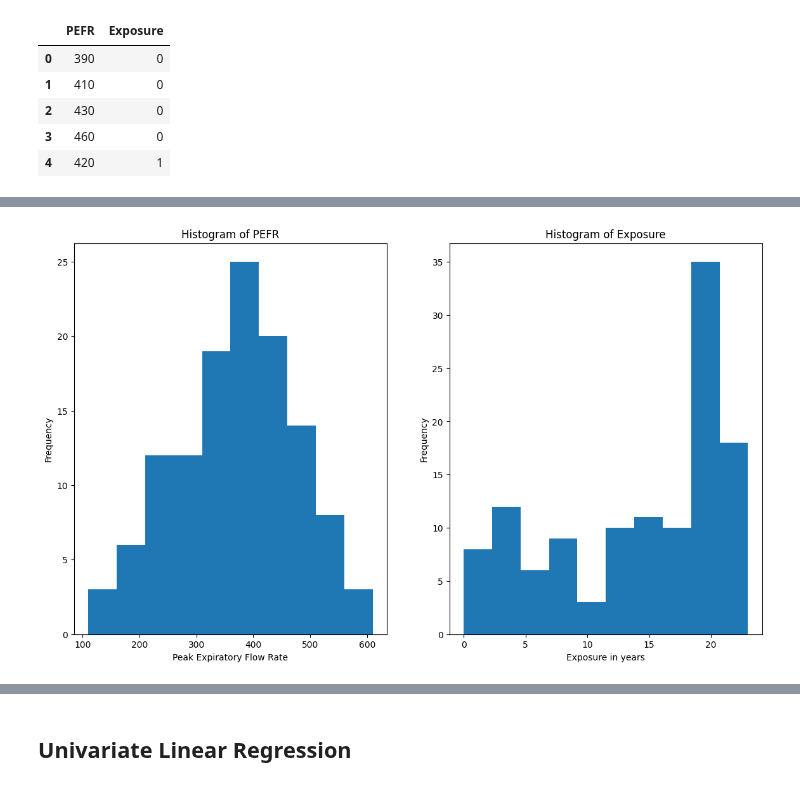
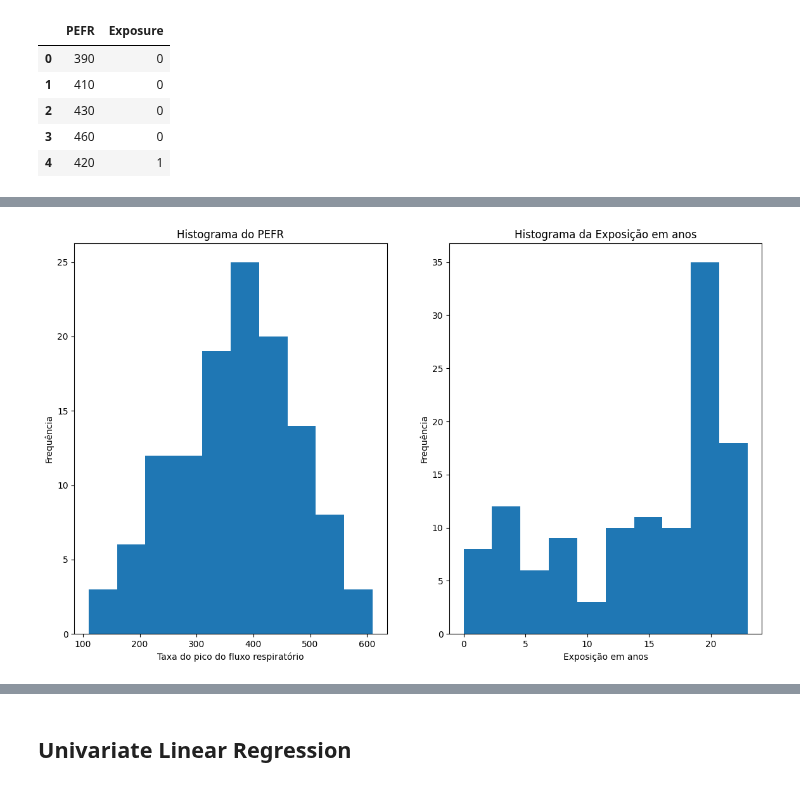
Before and after one commit to gasobral/notas-de-aula, a Jupyter notebook: Data Science/Regressão Linear/notebooks/univariate_regression-pt-br.ipynb, the cells around one changed output, grey strips where cells are left out. Cells and saved outputs as stored; diff of their text form; code cells hidden in the pictures.

```diff
--- a/Data Science/Regressão Linear/notebooks/univariate_regression-pt-br.ipynb
+++ b/Data Science/Regressão Linear/notebooks/univariate_regression-pt-br.ipynb
@@ -49,16 +134,16 @@ import matplotlib.pyplot as plt
 # %%
 fig, ax = plt.subplots(1, 2, figsize=(14, 8))
 
 ax[0].hist(lung_disease['PEFR'])
-ax[0].set_xlabel('Peak Expiratory Flow Rate')
-ax[0].set_ylabel('Frequency')
-ax[0].set_title('Histogram of PEFR')
+ax[0].set_xlabel('Taxa do pico do fluxo respiratório')
+ax[0].set_ylabel('Frequência')
+ax[0].set_title('Histograma do PEFR')
 
 ax[1].hist(lung_disease['Exposure'])
-ax[1].set_xlabel('Exposure in years')
-ax[1].set_ylabel('Frequency')
-ax[1].set_title('Histogram of Exposure')
+ax[1].set_xlabel('Exposição em anos')
+ax[1].set_ylabel('Frequência')
+ax[1].set_title('Histograma da Exposição em anos')
 
 plt.show()
 # %% [output]
-[figure, old version]
+[figure, new version]
```
Also changed, not shown: parts of 15 cells of this notebook.
